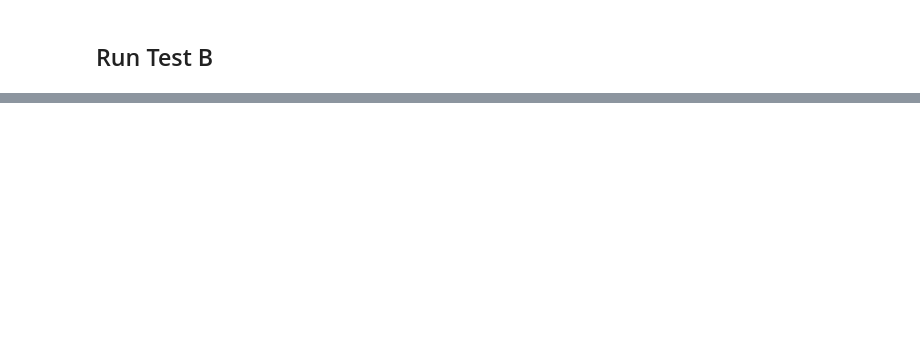
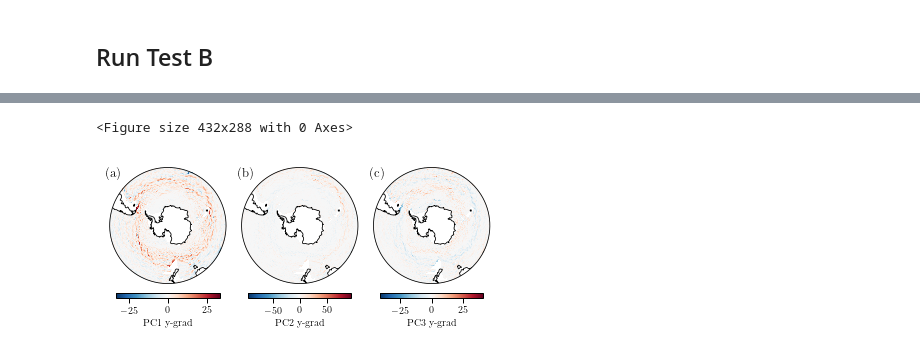
Before and after one commit to sdat2/pyxpcm, a Jupyter notebook: Gen-Plot-Func.ipynb, the cells around one changed output, grey strips where cells are left out. Drawn from its saved outputs; the diff is of its cells as text; code cells hidden in the pictures; blank space fills up the shorter version.

```diff
--- a/Gen-Plot-Func.ipynb
+++ b/Gen-Plot-Func.ipynb
@@ -425,0 +411,12 @@ RuntimeError: NetCDF: HDF error
+# %%
+da_temp = ds.PCA_VALUES.isel(time=40).differentiate("YC")
+sep_plots([da_temp.isel(pca=0),
+           da_temp.isel(pca=1),
+           da_temp.isel(pca=2)],
+          ['PC1 y-grad',
+           'PC2 y-grad',
+           'PC3 y-grad'])
+plt.savefig('../FBSO-Report/images/fig6-new.png', dpi=900, bbox_inches='tight')
+# %% [output]
+<Figure size 432x288 with 0 Axes>
+[figure, added]
```
Also changed, not shown: parts of 22 cells of this notebook.
